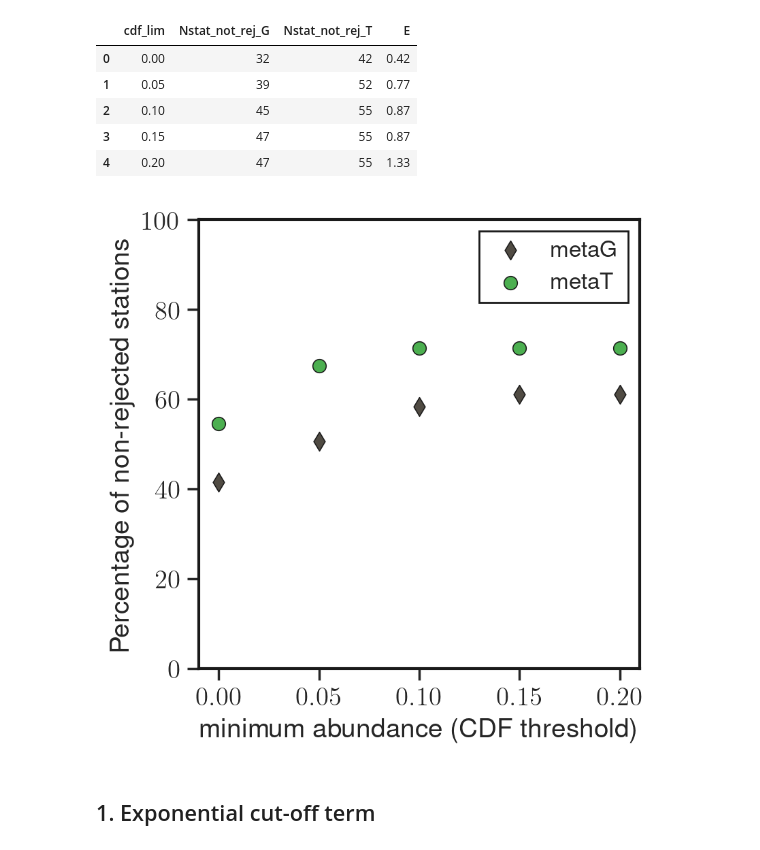
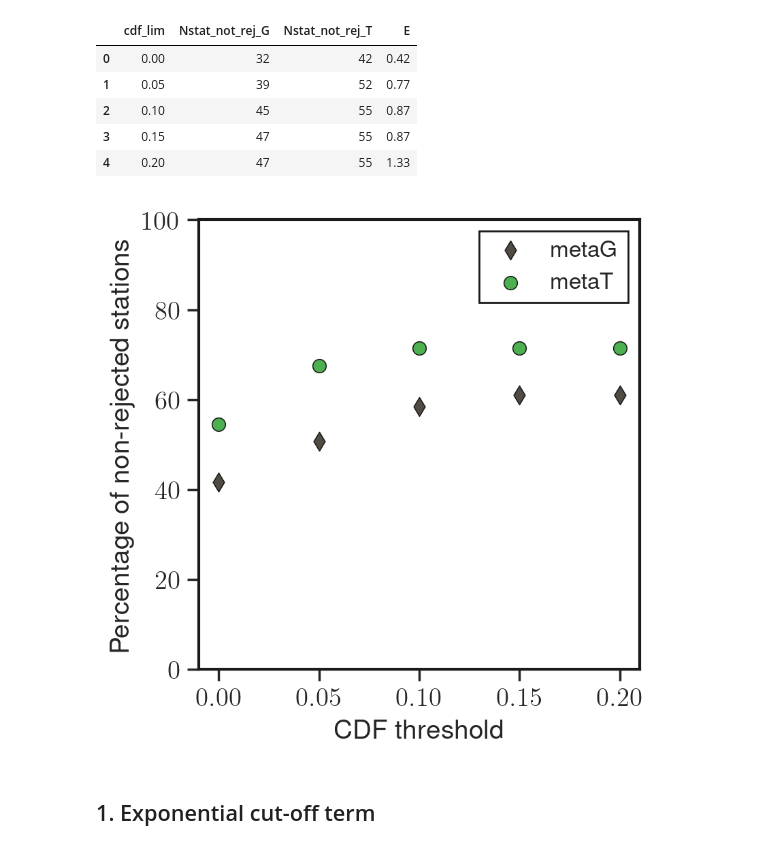
Before and after one commit to epigani/diatom-metaG-metaT-scaling, a Jupyter notebook: analysis/FiguresSM_RPKM.ipynb, the cells around one changed output. Drawn from its saved outputs; the diff is of its cells as text; code cells hidden in the pictures.

```diff
--- a/analysis/FiguresSM_RPKM.ipynb
+++ b/analysis/FiguresSM_RPKM.ipynb
@@ -1333,18 +1333,18 @@ display(goodnessInfoCdf)
 # %%
 fig, ax = plt.subplots(figsize=(4, 4), constrained_layout=True)
 ax.set_ylim(0, 100)
-ax.set_xlabel(r'minimum abundance (CDF threshold)')
+ax.set_xlabel(r'CDF threshold')
 ax.set_ylabel(r'Percentage of non-rejected stations')
 
 sns.scatterplot(x=goodnessInfoCdf['cdf_lim'], y=goodnessInfoCdf['Nstat_not_rej_G']/77*100, ax=ax, color=metaGcolor, edgecolor='k', s=50, marker=metamarker['metaG'], label='metaG')
 sns.scatterplot(x=goodnessInfoCdf['cdf_lim'], y=goodnessInfoCdf['Nstat_not_rej_T']/77*100, ax=ax, color=metaTcolor, edgecolor='k', s=50, marker=metamarker['metaT'], label='metaT')
 
 figname = f"../figures/{DATA_NORMALIZATION}/SM/CDF_goodness_of_fit"
 os.makedirs(os.path.dirname(figname), exist_ok=True)
 for fmt in ['.pdf', '.png']:
     plt.savefig(f"{figname}{fmt}", dpi=300, bbox_inches='tight', transparent=True)
 # %% [output]
-[figure, old version]
+[figure, new version]
 # %% [markdown]
 ## 1. Exponential cut-off term
 # %%
```
Also changed, not shown: parts of 4 cells of this notebook, 6 other files.
